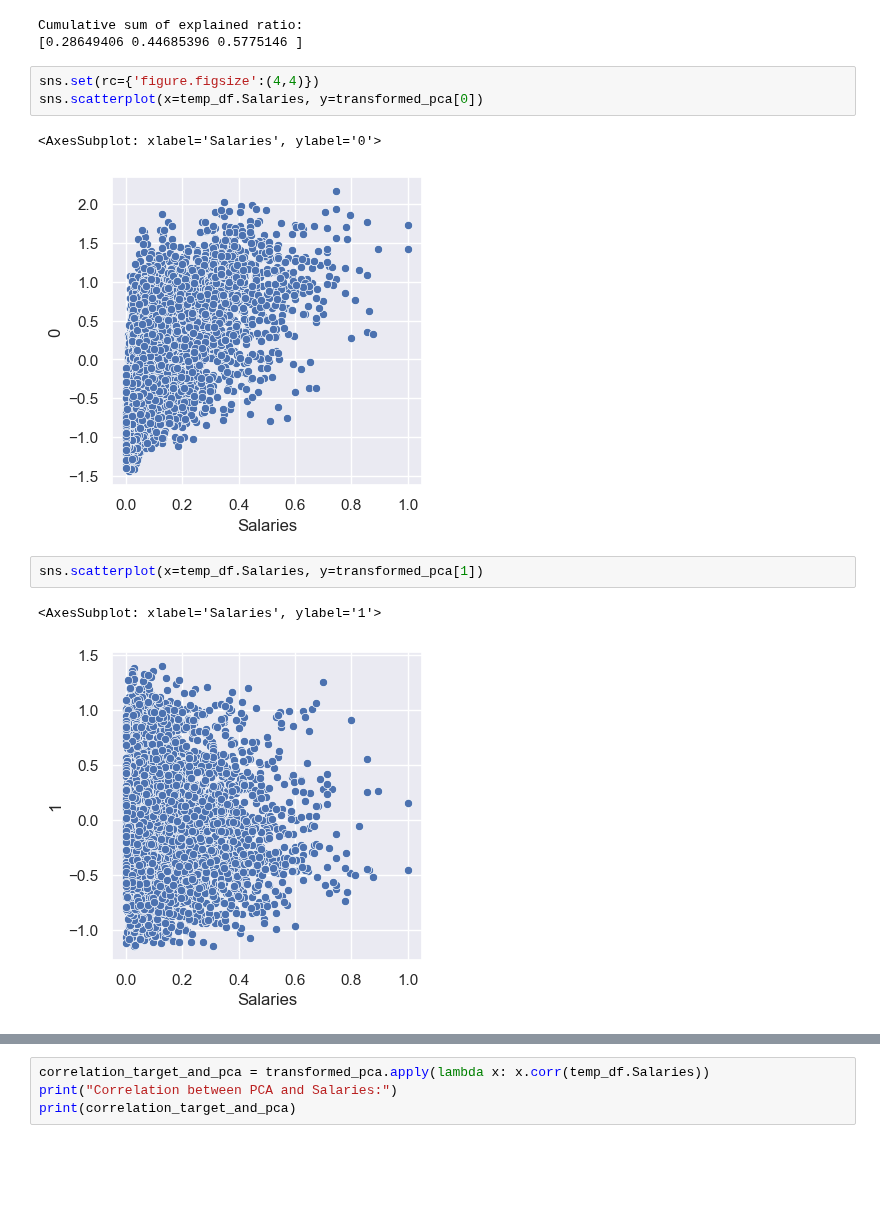
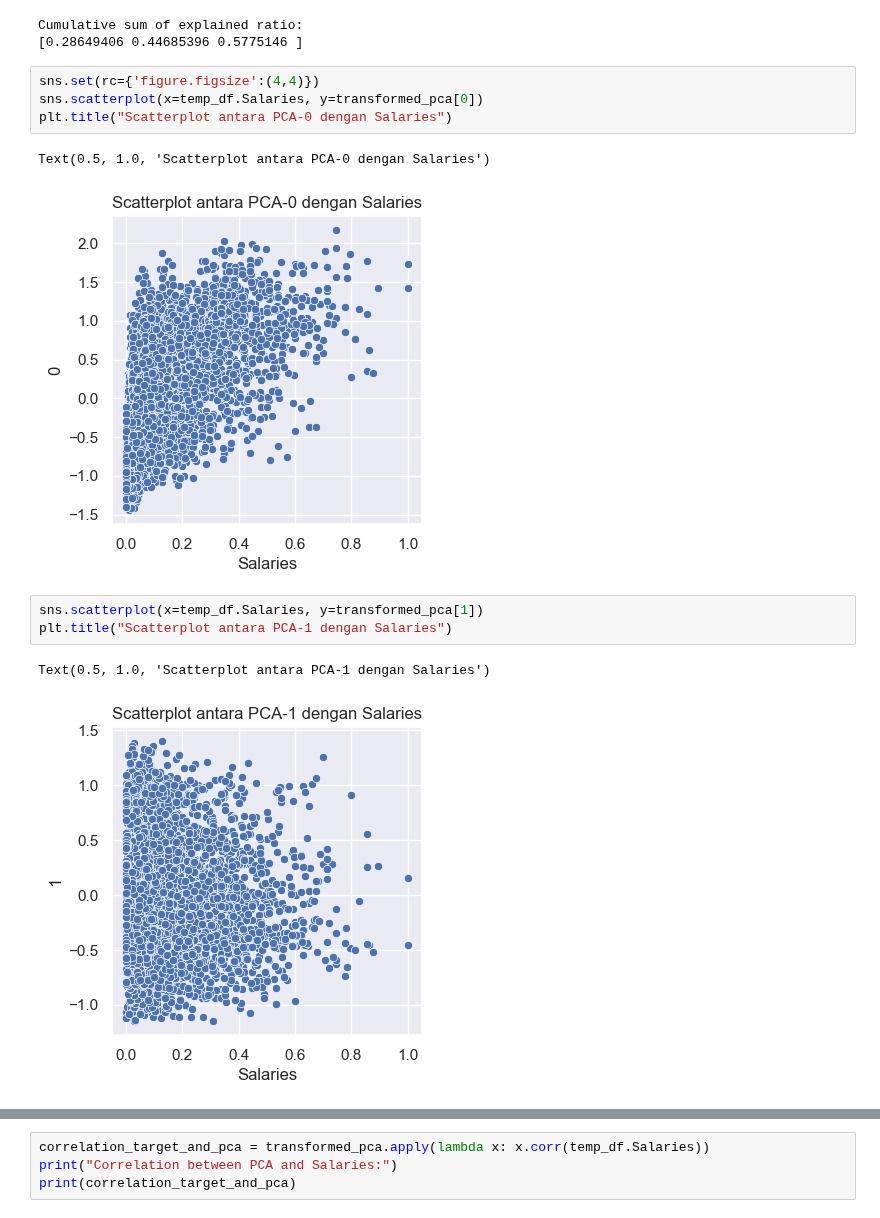
Before and after one commit to akmalgomal3/nba-kasddead, a Jupyter notebook: 2b.ipynb, the cells around one changed output, grey strips where cells are left out. Cells and saved outputs as stored; diff of their text form; blank space fills up the shorter version.

```diff
--- a/2b.ipynb
+++ b/2b.ipynb
@@ -302,13 +300,15 @@ Cumulative sum of explained ratio:
 # %%
 sns.set(rc={'figure.figsize':(4,4)})
 sns.scatterplot(x=temp_df.Salaries, y=transformed_pca[0])
+plt.title("Scatterplot antara PCA-0 dengan Salaries")
 # %% [output]
-<AxesSubplot: xlabel='Salaries', ylabel='0'>
+Text(0.5, 1.0, 'Scatterplot antara PCA-0 dengan Salaries')
-[figure, old version]
+[figure, new version]
 # %%
 sns.scatterplot(x=temp_df.Salaries, y=transformed_pca[1])
+plt.title("Scatterplot antara PCA-1 dengan Salaries")
 # %% [output]
-<AxesSubplot: xlabel='Salaries', ylabel='1'>
+Text(0.5, 1.0, 'Scatterplot antara PCA-1 dengan Salaries')
-[figure, old version]
+[figure, new version]
 # %%
 sns.scatterplot(x=temp_df.Salaries, y=transformed_pca[2])
```
Also changed, not shown: parts of 6 cells of this notebook.
